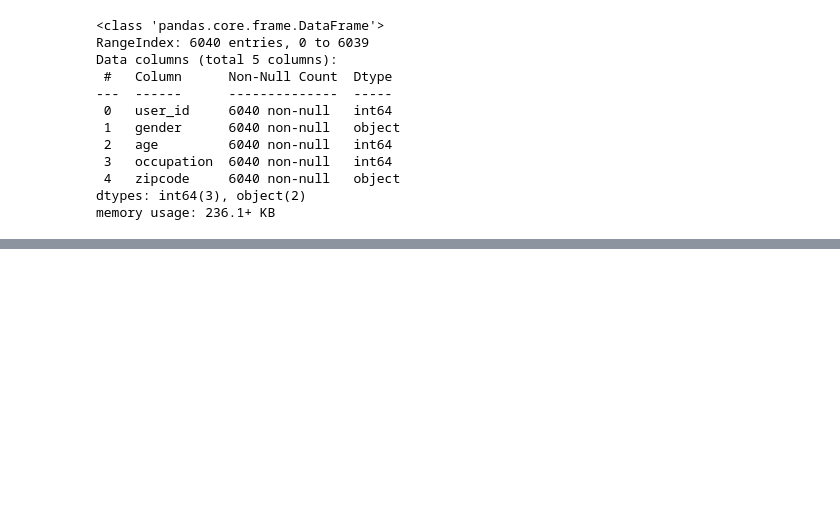
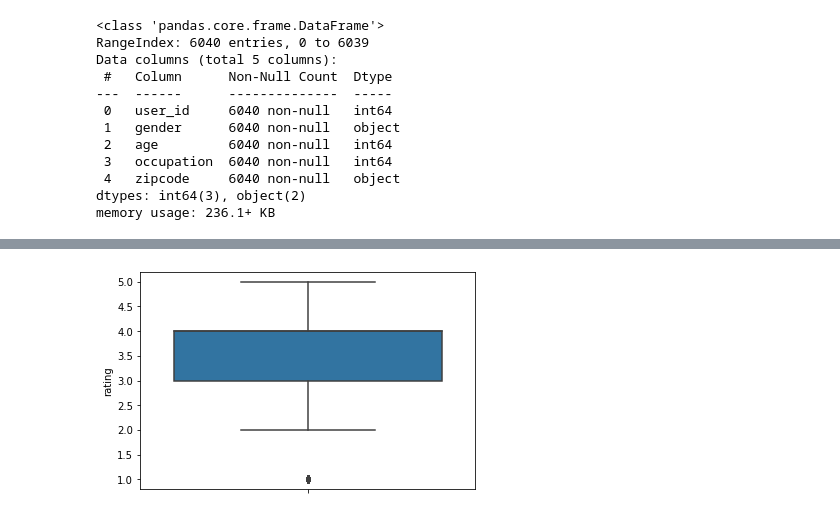
Before and after one commit to JakeOh/202208_itw_java134_lab_python, a Jupyter notebook: py25_movielens.ipynb, the cells around one changed output, grey strips where cells are left out. Saved outputs shown, nothing was run; the diff lists cells and outputs as text; code cells hidden in the pictures; blank space fills up the shorter version.

```diff
--- a/py25_movielens.ipynb
+++ b/py25_movielens.ipynb
@@ -322,0 +323,5 @@ memory usage: 236.1+ KB
+# %%
+df = pd.merge(ratings, movies)
+# merge() 함수: SQL JOIN 문
+# param how: join 방식. inner, left, right, outer. 기본값은 inner.
+# param on: join을 할 때 사용할 컬럼(들)의 이름.
@@ -322,0 +355,2 @@ memory usage: 236.1+ KB
+# %%
+df = pd.merge(df, users)
@@ -322,0 +402,5 @@ memory usage: 236.1+ KB
+# %%
+sns.boxplot(data=df, y='rating')
+plt.show()
+# %% [output]
+[figure, added]
```
Also changed, not shown: parts of 22 cells of this notebook.
